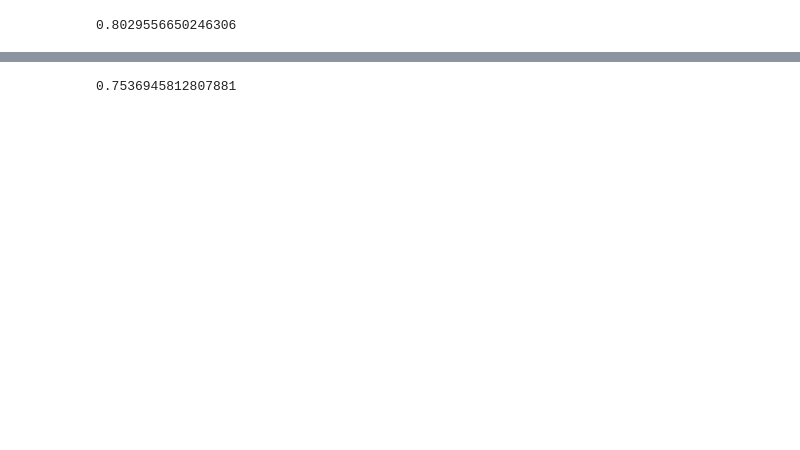
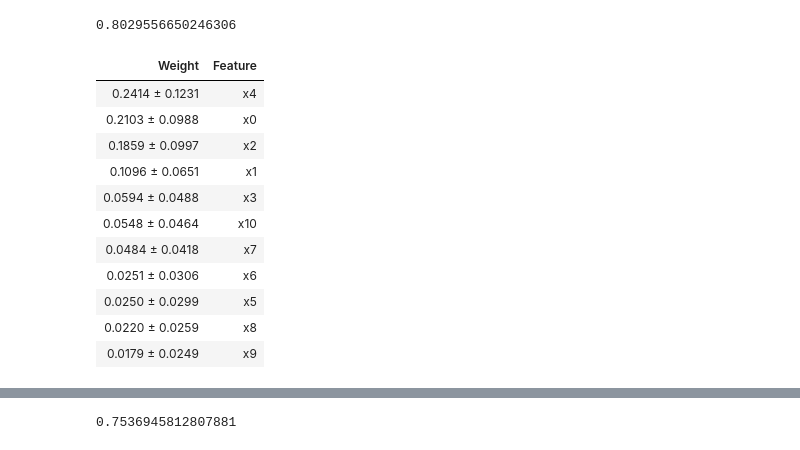
Before and after one commit to Jkfyr/Tin200, a Jupyter notebook: TIN200_ML.ipynb, the cells around one changed output, grey strips where cells are left out. Saved outputs shown, nothing was run; the diff lists cells and outputs as text; code cells hidden in the pictures; blank space fills up the shorter version.

```diff
--- a/TIN200_ML.ipynb
+++ b/TIN200_ML.ipynb
@@ -386,6 +388,21 @@ array([1, 1, 1, 1, 1, 1, 1, 1, 1, 1, 0, 1, 1, 1, 1, 1, 1, 1, 1, 1, 1, 1,
 rfc.score(X_test,y_test)
 # %% [output]
 0.8029556650246306
+# %%
+explain_weights(rfc)
+# %% [output]
+| Weight | Feature |
+| 0.2414 ± 0.1231 | x4 |
+| 0.2103 ± 0.0988 | x0 |
+| 0.1859 ± 0.0997 | x2 |
+| 0.1096 ± 0.0651 | x1 |
+| 0.0594 ± 0.0488 | x3 |
+| 0.0548 ± 0.0464 | x10 |
+| 0.0484 ± 0.0418 | x7 |
+| 0.0251 ± 0.0306 | x6 |
+| 0.0250 ± 0.0299 | x5 |
+| 0.0220 ± 0.0259 | x8 |
+| 0.0179 ± 0.0249 | x9 |
 # %%
 from xgboost import XGBClassifier
 # %%
```
Also changed, not shown: parts of 14 cells of this notebook, 1 other file.
